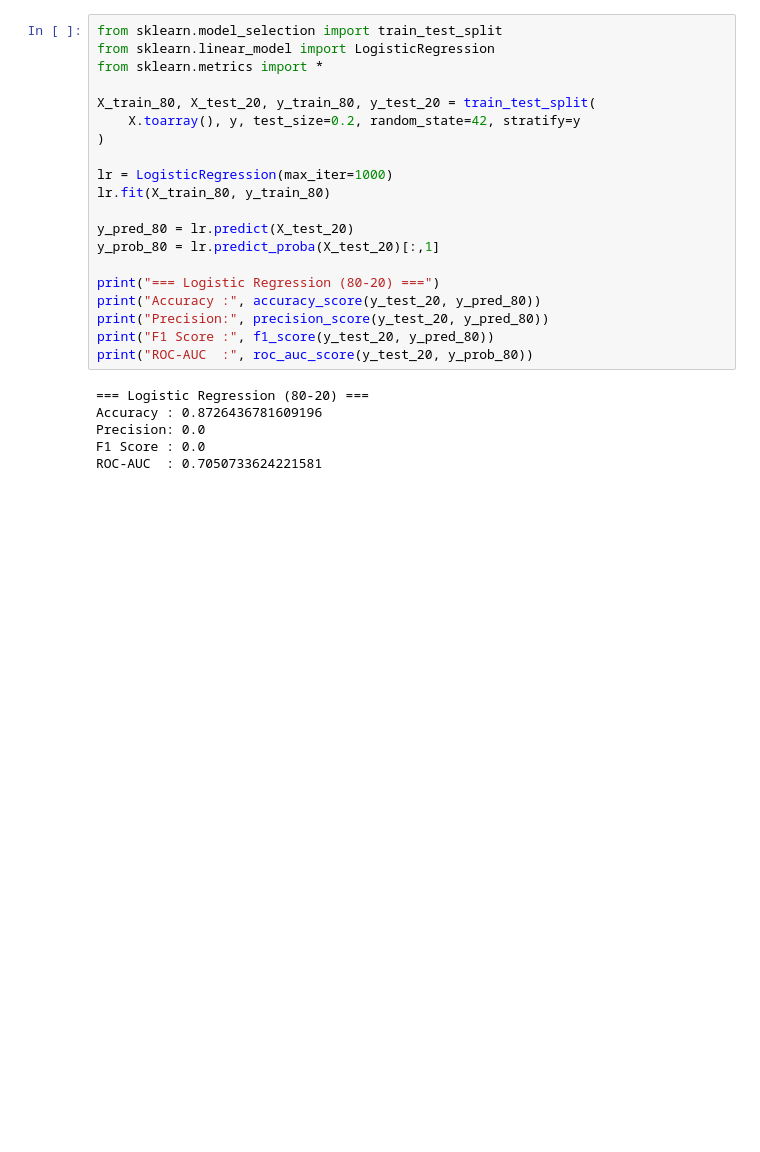
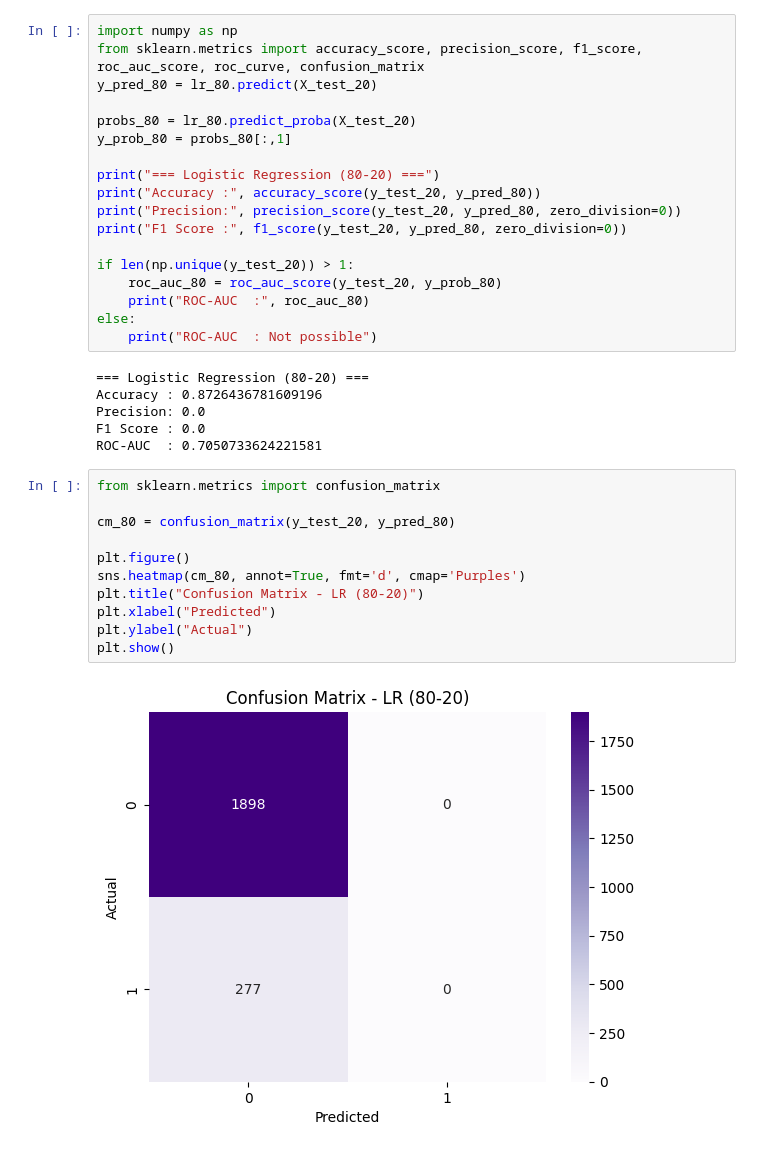
Before and after one commit to MehulShukla-git/Movie_Recommendation_System, a Jupyter notebook: Logistic_Regression.ipynb, the cells around one changed output. Saved outputs shown, nothing was run; the diff lists cells and outputs as text; blank space fills up the shorter version.

```diff
--- a/Logistic_Regression.ipynb
+++ b/Logistic_Regression.ipynb
@@ -84,27 +102,38 @@ y = df['target']
 # %%
-from sklearn.model_selection import train_test_split
-from sklearn.linear_model import LogisticRegression
-from sklearn.metrics import *
+import numpy as np
+from sklearn.metrics import accuracy_score, precision_score, f1_score, roc_auc_score, roc_curve, confusion_matrix
+y_pred_80 = lr_80.predict(X_test_20)
 
-X_train_80, X_test_20, y_train_80, y_test_20 = train_test_split(
-    X.toarray(), y, test_size=0.2, random_state=42, stratify=y
-)
-
-lr = LogisticRegression(max_iter=1000)
-lr.fit(X_train_80, y_train_80)
-
-y_pred_80 = lr.predict(X_test_20)
-y_prob_80 = lr.predict_proba(X_test_20)[:,1]
+probs_80 = lr_80.predict_proba(X_test_20)
+y_prob_80 = probs_80[:,1]
 
 print("=== Logistic Regression (80-20) ===")
 print("Accuracy :", accuracy_score(y_test_20, y_pred_80))
-print("Precision:", precision_score(y_test_20, y_pred_80))
-print("F1 Score :", f1_score(y_test_20, y_pred_80))
-print("ROC-AUC  :", roc_auc_score(y_test_20, y_prob_80))
+print("Precision:", precision_score(y_test_20, y_pred_80, zero_division=0))
+print("F1 Score :", f1_score(y_test_20, y_pred_80, zero_division=0))
+
+if len(np.unique(y_test_20)) > 1:
+    roc_auc_80 = roc_auc_score(y_test_20, y_prob_80)
+    print("ROC-AUC  :", roc_auc_80)
+else:
+    print("ROC-AUC  : Not possible")
 # %% [output]
 === Logistic Regression (80-20) ===
 Accuracy : 0.8726436781609196
 Precision: 0.0
 F1 Score : 0.0
 ROC-AUC  : 0.7050733624221581
+# %%
+from sklearn.metrics import confusion_matrix
+
+cm_80 = confusion_matrix(y_test_20, y_pred_80)
+
+plt.figure()
+sns.heatmap(cm_80, annot=True, fmt='d', cmap='Purples')
+plt.title("Confusion Matrix - LR (80-20)")
+plt.xlabel("Predicted")
+plt.ylabel("Actual")
+plt.show()
+# %% [output]
+[figure, added]
 # %%
```
Also changed, not shown: parts of 17 cells of this notebook.
